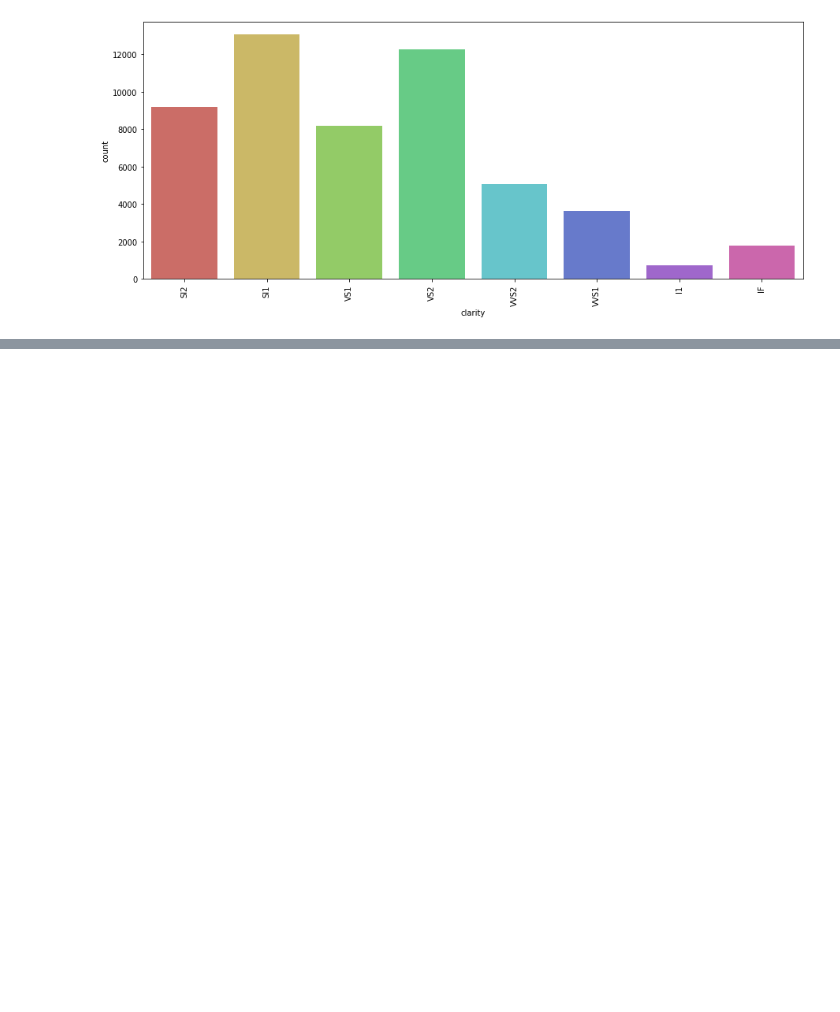
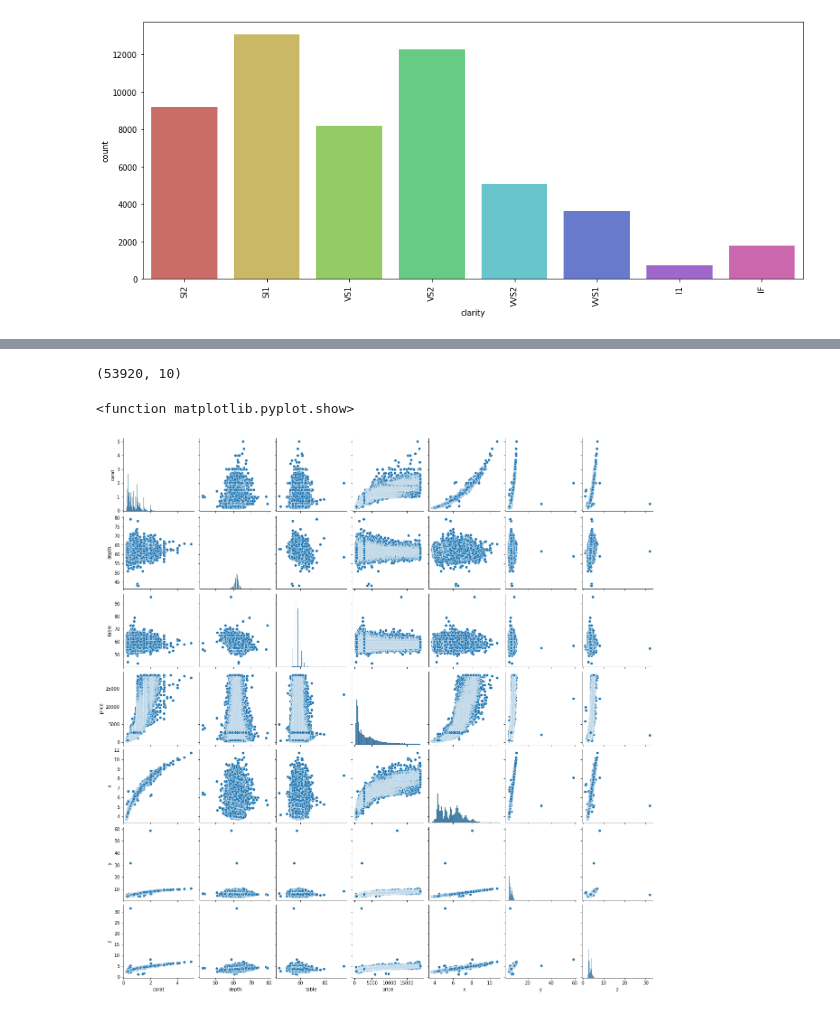
Before and after one commit to Anupam-2105/ML-Projects, a Jupyter notebook: Diamond_Price_Predictor.ipynb, the cells around one changed output, grey strips where cells are left out. Cells and saved outputs as stored; diff of their text form; code cells hidden in the pictures; blank space fills up the shorter version.

```diff
--- a/Diamond_Price_Predictor.ipynb
+++ b/Diamond_Price_Predictor.ipynb
@@ -212,3 +212,17 @@ fig3 = px.histogram(diamond_data, x = 'clarity', color = 'clarity')
 fig3.show()
 # %% [output]
 [interactive output not drawn]
+# %%
+diamond_data = diamond_data.drop(diamond_data[diamond_data["x"]==0].index)
+diamond_data = diamond_data.drop(diamond_data[diamond_data["y"]==0].index)
+diamond_data = diamond_data.drop(diamond_data[diamond_data["z"]==0].index)
+# %%
+diamond_data.shape
+# %% [output]
+(53920, 10)
+# %%
+sns.pairplot(diamond_data)
+plt.show
+# %% [output]
+<function matplotlib.pyplot.show>
+[figure, added]
```
Also changed, not shown: parts of 1 cell of this notebook.
